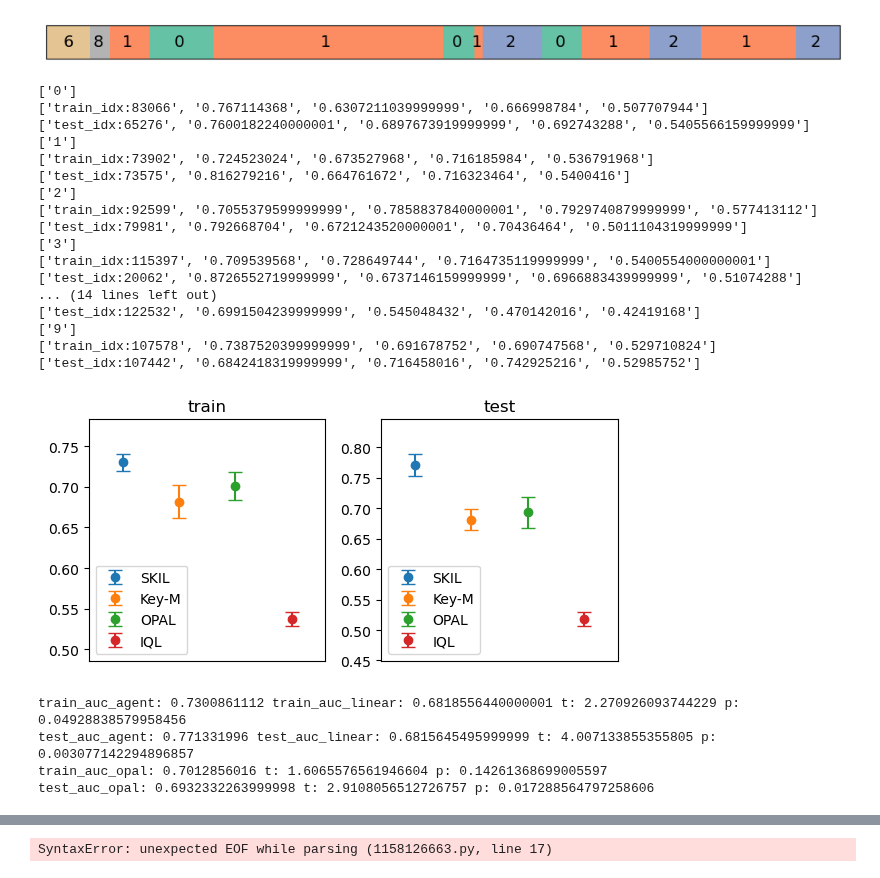
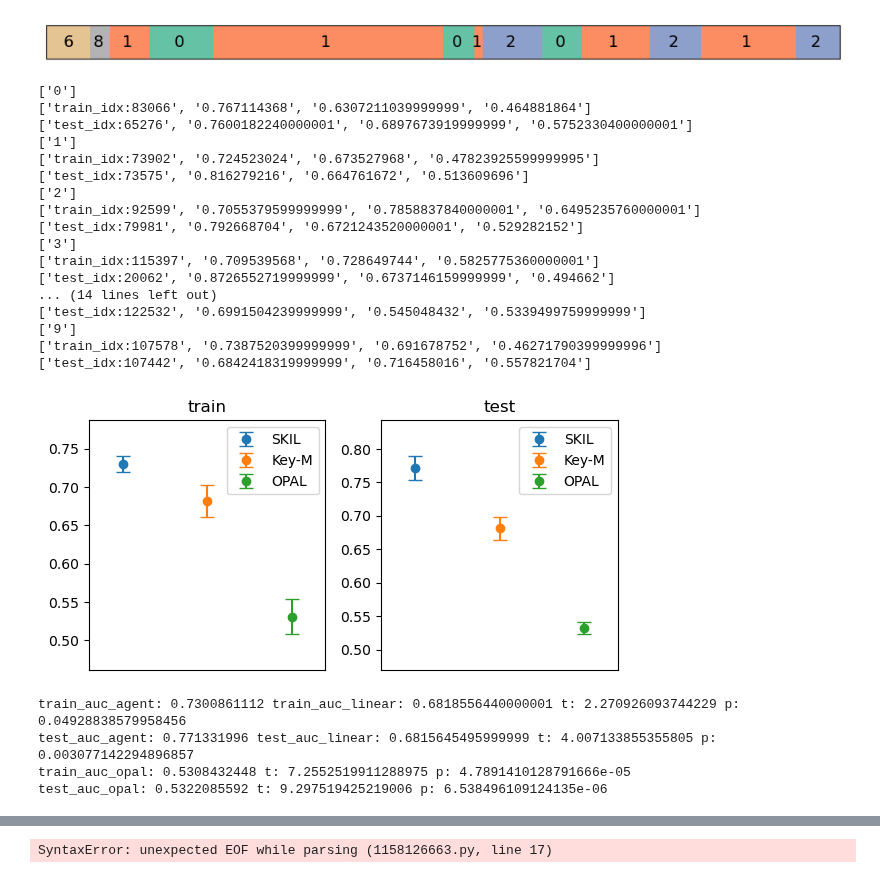
Before and after one commit to G1NO3/Rat7m-SPEDER, a Jupyter notebook: simulation.ipynb, the cells around one changed output, grey strips where cells are left out. Cells and saved outputs as stored; diff of their text form; code cells hidden in the pictures.

```diff
--- a/simulation.ipynb
+++ b/simulation.ipynb
@@ -221,7 +204,7 @@ plt.savefig('./keymoseq/task_seq.pdf', dpi=400)
 [figure]
 # %%
 from scipy.stats import ttest_rel
-auc_all = open('./kms/iql/auc_average.txt', 'r')
+auc_all = open('./kms/opal/auc_average.txt', 'r')
 auc_all = auc_all.readlines()
 train_auc_agent = []
 train_auc_linear = []
@@ -231,92 +214,87 @@ train_auc_opal = []
 test_auc_opal = []
 train_auc_iql = []
 test_auc_iql = []
+train_auc_hilp = []
+test_auc_hilp = []
 for i in range(len(auc_all)):
     auc_all[i] = auc_all[i].split()
     print(auc_all[i])
     if 'train' in auc_all[i][0]:
         train_auc_agent.append(float(auc_all[i][1]))
-        # print(auc_all[i][1])
         train_auc_linear.append(float(auc_all[i][2]))
-        # print(auc_all[i][2])
         train_auc_opal.append(float(auc_all[i][3]))
-        train_auc_iql.append(float(auc_all[i][4]))
+        # train_auc_iql.append(float(auc_all[i][4]))
+        # train_auc_hilp.append(float(auc_all[i][5]))
 
     if 'test' in auc_all[i][0]:
         test_auc_agent.append(float(auc_all[i][1]))
-        # print(auc_all[i][1])
         test_auc_linear.append(float(auc_all[i][2]))
-        # print(auc_all[i][2])
         test_auc_opal.append(float(auc_all[i][3]))
-        test_auc_iql.append(float(auc_all[i][4]))
+        # test_auc_iql.append(float(auc_all[i][4]))
+        # test_auc_hilp.append(float(auc_all[i][5]))
 
-# print('train_auc_agent:', train_auc_agent)
-# print('train_auc_linear:', train_auc_linear)
+
 train_auc_agent = np.array(train_auc_agent)
 train_auc_linear = np.array(train_auc_linear)
 test_auc_agent = np.array(test_auc_agent)
 test_auc_linear = np.array(test_auc_linear)
 train_auc_opal = np.array(train_auc_opal)
 test_auc_opal = np.array(test_auc_opal)
-train_auc_iql = np.array(train_auc_iql)
-test_auc_iql = np.array(test_auc_iql)
+# train_auc_iql = np.array(train_auc_iql)
+# test_auc_iql = np.array(test_auc_iql)
+# train_auc_hilp = np.array(train_auc_hilp)
+# test_auc_hilp = np.array(test_auc_hilp)
 fig, ax = plt.subplots(1,2, figsize=(6,3))
-ax[0].errorbar(0, train_auc_agent.mean(), yerr=train_auc_agent.std()/math.sqrt(len(train_auc_agent)-1), fmt='o', label='SKIL',
-               capsize=5)
-ax[0].errorbar(1, train_auc_linear.mean(), yerr=train_auc_linear.std()/math.sqrt(len(train_auc_linear)-1), fmt='o', label='Key-M',
-               capsize=5)
-ax[0].errorbar(2, train_auc_opal.mean(), yerr=train_auc_opal.std()/math.sqrt(len(train_auc_opal)-1), fmt='o', label='OPAL',
-               capsize=5)
-ax[0].errorbar(3, train_auc_iql.mean(), yerr=train_auc_iql.std()/math.sqrt(len(train_auc_iql)-1), fmt='o', label='IQL',
-               capsize=5)
-ax[1].errorbar(0, test_auc_agent.mean(), yerr=test_auc_agent.std()/math.sqrt(len(test_auc_agent)-1), fmt='o', label='SKIL',
-               capsize=5)
-ax[1].errorbar(1, test_auc_linear.mean(), yerr=test_auc_linear.std()/ math.sqrt(len(test_auc_linear)-1), fmt='o', label='Key-M',
-               capsize=5)
-ax[1].errorbar(2, test_auc_opal.mean(), yerr=test_auc_opal.std()/ math.sqrt(len(test_auc_opal)-1), fmt='o', label='OPAL',
-               capsize=5)
-ax[1].errorbar(3, test_auc_iql.mean(), yerr=test_auc_iql.std()/ math.sqrt(len(test_auc_iql)-1), fmt='o', label='IQL',
-               capsize=5)
+ax[0].errorbar(0, train_auc_agent.mean(), yerr=train_auc_agent.std()/math.sqrt(len(train_auc_agent)-1), fmt='o', label='SKIL', capsize=5)
+ax[0].errorbar(1, train_auc_linear.mean(), yerr=train_auc_linear.std()/math.sqrt(len(train_auc_linear)-1), fmt='o', label='Key-M', capsize=5)
+ax[0].errorbar(2, train_auc_opal.mean(), yerr=train_auc_opal.std()/math.sqrt(len(train_auc_opal)-1), fmt='o', label='OPAL', capsize=5)
+# ax[0].errorbar(3, train_auc_iql.mean(), yerr=train_auc_iql.std()/math.sqrt(len(train_auc_iql)-1), fmt='o', label='IQL', capsize=5)
+# ax[0].errorbar(4, train_auc_hilp.mean(), yerr=train_auc_hilp.std()/math.sqrt(len(train_auc_hilp)-1), fmt='o', label='HILP', capsize=5)
+ax[1].errorbar(0, test_auc_agent.mean(), yerr=test_auc_agent.std()/math.sqrt(len(test_auc_agent)-1), fmt='o', label='SKIL', capsize=5)
+ax[1].errorbar(1, test_auc_linear.mean(), yerr=test_auc_linear.std()/ math.sqrt(len(test_auc_linear)-1), fmt='o', label='Key-M', capsize=5)
+ax[1].errorbar(2, test_auc_opal.mean(), yerr=test_auc_opal.std()/ math.sqrt(len(test_auc_opal)-1), fmt='o', label='OPAL', capsize=5)
+# ax[1].errorbar(3, test_auc_iql.mean(), yerr=test_auc_iql.std()/ math.sqrt(len(test_auc_iql)-1), fmt='o', label='IQL', capsize=5)
+# ax[1].errorbar(4, test_auc_hilp.mean(), yerr=test_auc_hilp.std()/ math.sqrt(len(test_auc_hilp)-1), fmt='o', label='HILP', capsize=5)
 ax[0].set_title('train')
 ax[1].set_title('test')
 for a in ax:
     a.margins(0.2)
     a.set_xticks([])
     a.legend()
 plt.tight_layout()
 plt.savefig('./kms/auc_av_grw_10.png')
 plt.show()
 t1, p1 = ttest_rel(train_auc_agent, train_auc_linear)
 t2, p2 = ttest_rel(test_auc_agent, test_auc_linear)
 t3, p3 = ttest_rel(train_auc_agent, train_auc_opal)
 t4, p4 = ttest_rel(test_auc_agent, test_auc_opal)
 print('train_auc_agent:', train_auc_agent.mean(), 'train_auc_linear:', train_auc_linear.mean(), 't:', t1, 'p:', p1)
 print('test_auc_agent:', test_auc_agent.mean(), 'test_auc_linear:', test_auc_linear.mean(), 't:', t2, 'p:', p2)
 print('train_auc_opal:', train_auc_opal.mean(), 't:', t3, 'p:', p3)
 print('test_auc_opal:', test_auc_opal.mean(), 't:', t4, 'p:', p4)
 # %% [output]
 ['0']
-['train_idx:83066', '0.767114368', '0.6307211039999999', '0.666998784', '0.507707944']
-['test_idx:65276', '0.7600182240000001', '0.6897673919999999', '0.692743288', '0.5405566159999999']
+['train_idx:83066', '0.767114368', '0.6307211039999999', '0.464881864']
+['test_idx:65276', '0.7600182240000001', '0.6897673919999999', '0.5752330400000001']
 ['1']
-['train_idx:73902', '0.724523024', '0.673527968', '0.716185984', '0.536791968']
-['test_idx:73575', '0.816279216', '0.664761672', '0.716323464', '0.5400416']
+['train_idx:73902', '0.724523024', '0.673527968', '0.47823925599999995']
+['test_idx:73575', '0.816279216', '0.664761672', '0.513609696']
 ['2']
-['train_idx:92599', '0.7055379599999999', '0.7858837840000001', '0.7929740879999999', '0.577413112']
-['test_idx:79981', '0.792668704', '0.6721243520000001', '0.70436464', '0.5011104319999999']
+['train_idx:92599', '0.7055379599999999', '0.7858837840000001', '0.6495235760000001']
+['test_idx:79981', '0.792668704', '0.6721243520000001', '0.529282152']
 ['3']
-['train_idx:115397', '0.709539568', '0.728649744', '0.7164735119999999', '0.5400554000000001']
-['test_idx:20062', '0.8726552719999999', '0.6737146159999999', '0.6966883439999999', '0.51074288']
+['train_idx:115397', '0.709539568', '0.728649744', '0.5825775360000001']
+['test_idx:20062', '0.8726552719999999', '0.6737146159999999', '0.494662']
 ... (14 lines left out)
-['test_idx:122532', '0.6991504239999999', '0.545048432', '0.470142016', '0.42419168']
+['test_idx:122532', '0.6991504239999999', '0.545048432', '0.5339499759999999']
 ['9']
-['train_idx:107578', '0.7387520399999999', '0.691678752', '0.690747568', '0.529710824']
-['test_idx:107442', '0.6842418319999999', '0.716458016', '0.742925216', '0.52985752']
+['train_idx:107578', '0.7387520399999999', '0.691678752', '0.46271790399999996']
+['test_idx:107442', '0.6842418319999999', '0.716458016', '0.557821704']
-[figure, old version]
+[figure, new version]
 train_auc_agent: 0.7300861112 train_auc_linear: 0.6818556440000001 t: 2.270926093744229 p: 0.04928838579958456
 test_auc_agent: 0.771331996 test_auc_linear: 0.6815645495999999 t: 4.007133855355805 p: 0.003077142294896857
-train_auc_opal: 0.7012856016 t: 1.6065576561946604 p: 0.14261368699005597
-test_auc_opal: 0.6932332263999998 t: 2.9108056512726757 p: 0.017288564797258606
+train_auc_opal: 0.5308432448 t: 7.2552519911288975 p: 4.7891410128791666e-05
+test_auc_opal: 0.5322085592 t: 9.297519425219006 p: 6.538496109124135e-06
 # %%
 
 fig, axes = plt.subplots(1, 2, figsize=(8, 4), sharey=True)
```
Also changed, not shown: parts of 2 cells of this notebook, 7 other files.
